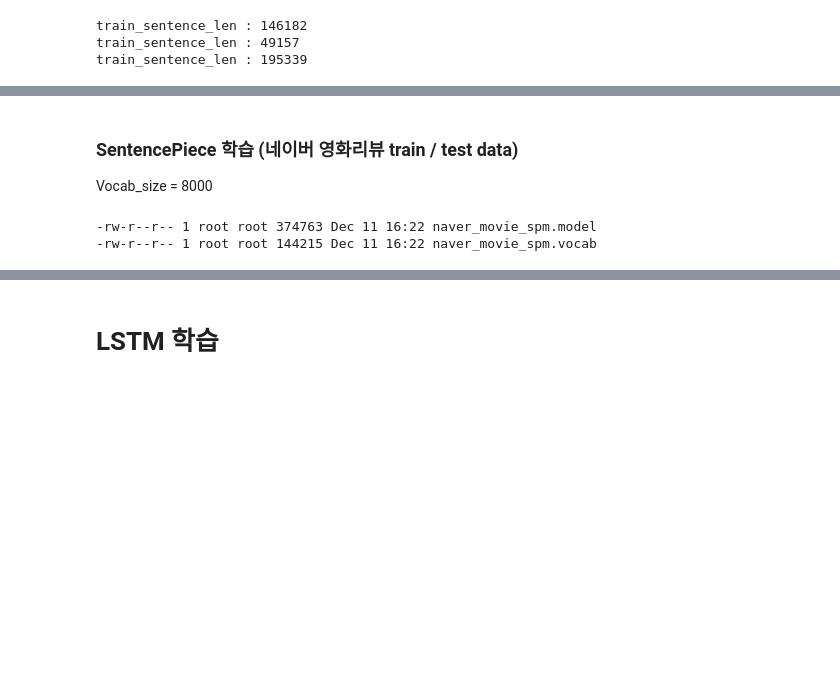
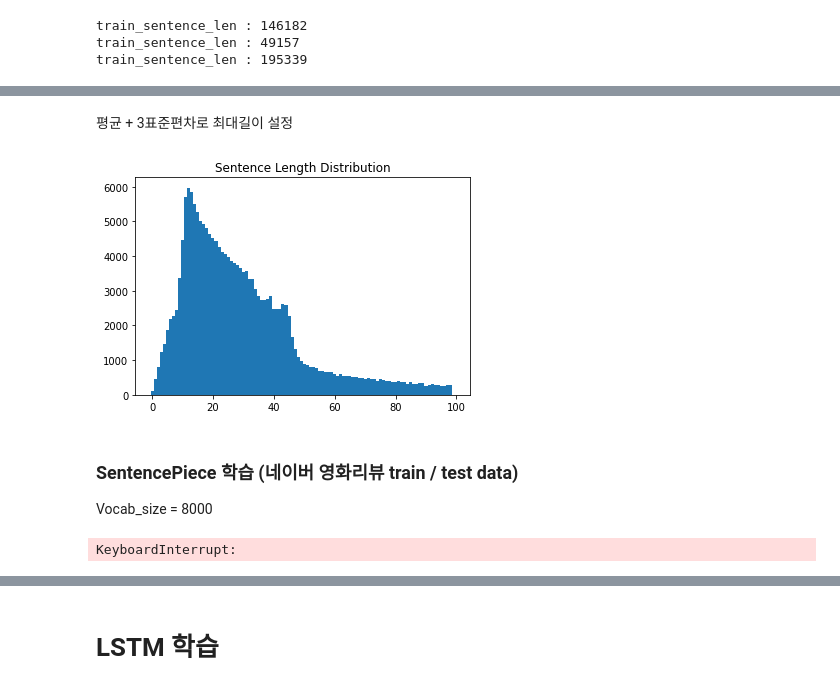
Before and after one commit to Chromis07/aiffel, a Jupyter notebook: goingdeeper/node_02/[G-02]tokenizer.ipynb, the cells around one changed output, grey strips where cells are left out. Cells and saved outputs as stored; diff of their text form; code cells hidden in the pictures; blank space fills up the shorter version.

```diff
--- a/goingdeeper/node_02/[G-02]tokenizer.ipynb
+++ b/goingdeeper/node_02/[G-02]tokenizer.ipynb
@@ -495,3 +523,23 @@ train_sen[146181]
+# %% [markdown]
+평균 + 3표준편차로 최대길이 설정
+# %%
+max_len = 100
+min_len = 1
+
+# 길이 조건에 맞는 문장만 선택합니다.
+filtered_corpus = [s for s in cleaned_corpus if (len(s) < max_len) & (len(s) >= min_len)]
+
+# 분포도를 다시 그려봅니다.
+sentence_length = np.zeros((max_len), dtype=np.int)
+
+for sen in filtered_corpus:
+    sentence_length[len(sen)-1] += 1
+
+plt.bar(range(max_len), sentence_length, width=1.0)
+plt.title("Sentence Length Distribution")
+plt.show()
+# %% [output]
+[figure, added]
 # %% [markdown]
 ### SentencePiece 학습 (네이버 영화리뷰 train / test data)
 
@@ -504,7 +552,7 @@ temp_file = os.getenv('HOME')+'/aiffel/sp_tokenizer/data/korean-english-park.ko.
 vocab_size = 8000
 
 with open(temp_file, 'w') as f:
-    for row in all_sen:   # train, test data의 코퍼스 전부 학습
+    for row in filtered_corpus:   # train, test data의 코퍼스 전부 학습
         f.write(str(row) + '\n')
 
 spm.SentencePieceTrainer.Train(
@@ -514,8 +562,7 @@ spm.SentencePieceTrainer.Train(
 
 !ls -l naver_movie_spm*
 # %% [output]
--rw-r--r-- 1 root root 374763 Dec 11 16:22 naver_movie_spm.model
--rw-r--r-- 1 root root 144215 Dec 11 16:22 naver_movie_spm.vocab
+KeyboardInterrupt:
 # %%
 s = spm.SentencePieceProcessor()
 s.Load('naver_movie_spm.model')
```
Also changed, not shown: parts of 23 cells of this notebook, 2 other files.
